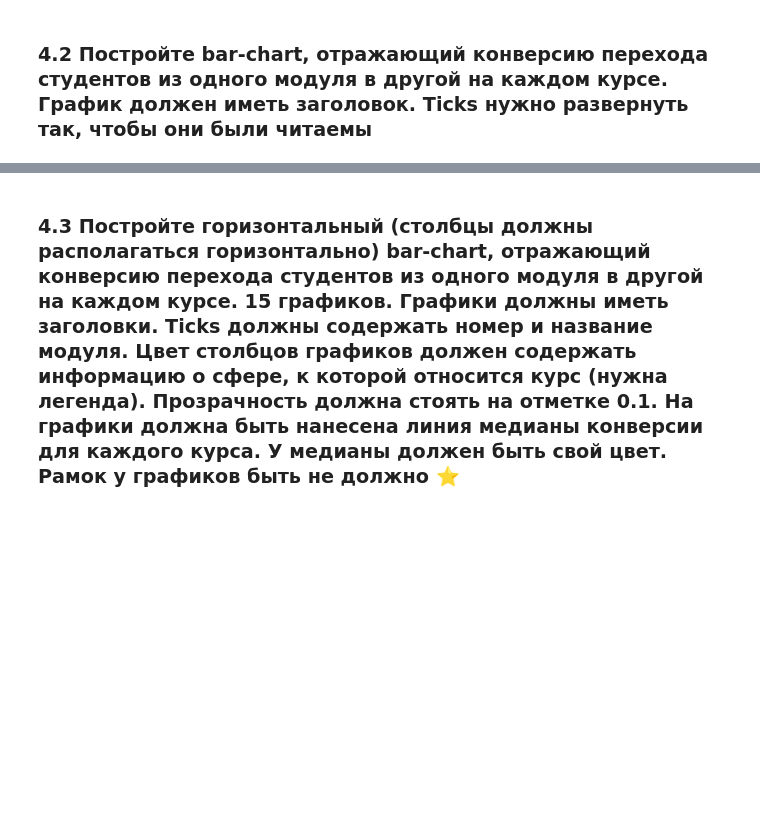
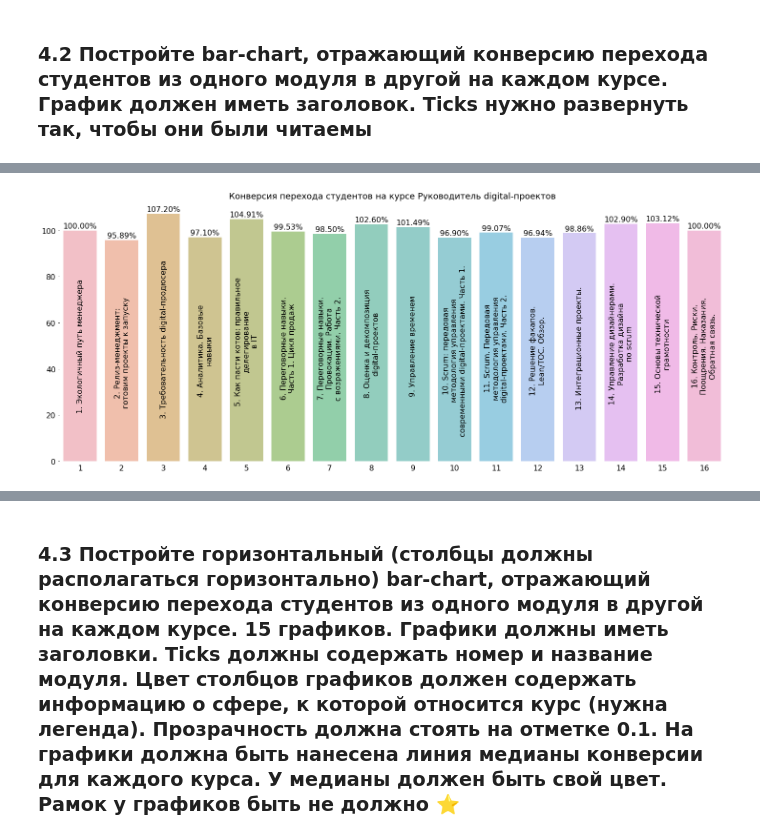
Before and after one commit to greymetall/data_science, a Jupyter notebook: Coursework#1/Coursework_analytics_1.ipynb, the cells around one changed output, grey strips where cells are left out. Cells and saved outputs as stored; diff of their text form; code cells hidden in the pictures; blank space fills up the shorter version.

Commit message:
Coursework#1: p.4.1 and p.4.2 pre-completed
already works, but something needs to be completed/redone

```diff
--- a/Coursework#1/Coursework_analytics_1.ipynb
+++ b/Coursework#1/Coursework_analytics_1.ipynb
@@ -1181,0 +1278,7 @@ plt.show()
+# %%
+for course in courses:
+    df_all_lessons.loc[course, 'last_module'] = df_all_lessons.loc[course].index.get_level_values(1).max()
+
+df_final = df_all_lessons[(df_all_lessons.lesson_number == df_all_lessons.lesson_number_all) |
+                          (df_all_lessons.index.get_level_values(2) == df_all_lessons.last_module)]
+df_final
@@ -1183,0 +1462,3 @@ plt.show()
+# %%
+for title in x_labels:
+    if len(title) > 40
@@ -1183,0 +1503,6 @@ plt.show()
+# %%
+for i, title in enumerate(x_labels):
+    x_labels[i] = title[:35] + title[35:].replace(' ','\n',1)
+# %%
+for title in x_labels:
+    print(title)
@@ -1183,0 +1554,28 @@ plt.show()
+# %%
+x = df_conversion.loc[course].index.get_level_values('module_number').values
+y = df_conversion.loc[course].conversion.round(2).values
+x_labels = df_conversion.loc[course].index.get_level_values('module').values
+x_ticks_lbl = df_conversion.loc[course].index.get_level_values('module_number').values
+y_labels = df_conversion.loc[course].conversion_pct.values
+for i, title in enumerate(x_labels):
+    x_labels[i] = title[:20] + title[20:40].replace(' ','\n',1) + title[40:].replace(' ','\n',1)
+
+plt.figure(figsize=(25,10))
+ax = plt.axes()
+plt.title(f"Конверсия перехода студентов на курсе {course}", fontsize=18)
+for spine in ax.spines.values(): # убираем рамки
+    spine.set_visible(False)
+ax.xaxis.set_ticks_position('none') # убираем тикеты с оси x
+sns.barplot(x, y, data=df_conversion.loc[course], alpha=0.6, orient='v')\
+    .set(ylabel=None, xlabel=None)
+plt.xticks(x-1, x_ticks_lbl)
+# plt.yticks(y_labels)
+plt.tick_params(labelsize=16)
+for xpos, ylbl in enumerate(y):
+    ax.text(xpos, ylbl+1, f'{ylbl:.2f}%', horizontalalignment='center', fontsize=16)
+    ax.text(xpos, ylbl//2, x_labels[xpos], verticalalignment='center', horizontalalignment='center', rotation=90, fontsize=16)
+# for xtck, sign in enumerate(x_labels):
+#     ax.text(xtck, )
+plt.show()
+# %% [output]
+[figure, added]
```
Also changed, not shown: parts of 44 cells of this notebook.
